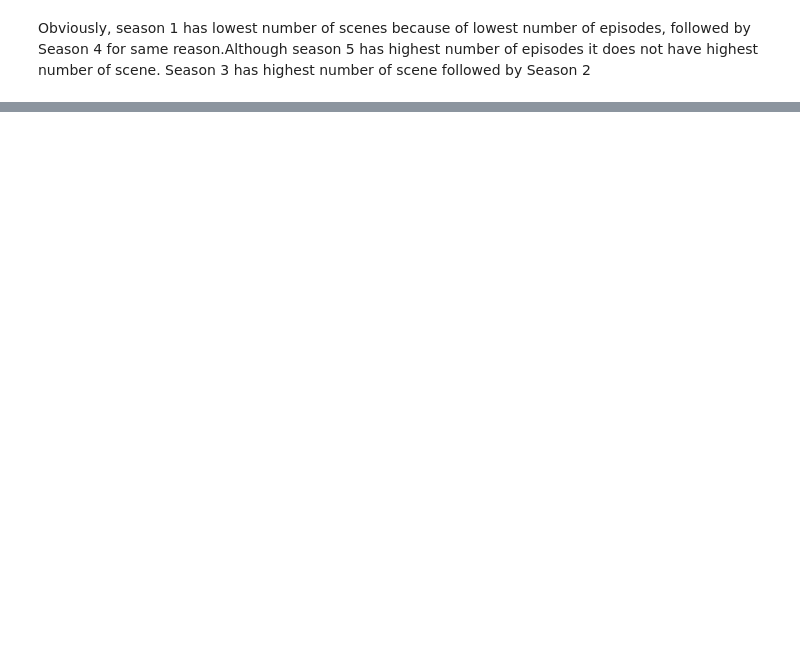
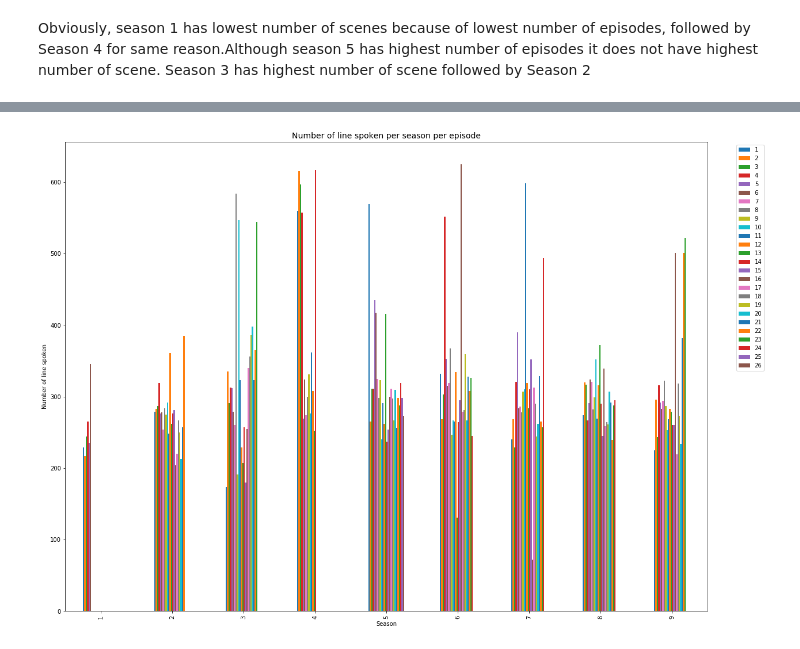
Before and after one commit to rameez471/The-Office-Dataset, a Jupyter notebook: EDA.ipynb, the cells around one changed output, grey strips where cells are left out. Drawn from its saved outputs; the diff is of its cells as text; code cells hidden in the pictures; blank space fills up the shorter version.

```diff
--- a/EDA.ipynb
+++ b/EDA.ipynb
@@ -288,0 +332,3 @@ Obviously, season 1 has lowest number of scenes because of lowest number of epis
+# %%
+df_line = df.pivot_table(index='season',columns='episode',values='line_text',aggfunc='count')
+df_line
@@ -288,0 +348,10 @@ Obviously, season 1 has lowest number of scenes because of lowest number of epis
+# %%
+df_line.plot(kind='bar',figsize=(20,15))
+plt.xlabel('Season')
+plt.ylabel('Number of line spoken')
+plt.title('Number of line spoken per season per episode', fontsize=14)
+plt.legend(bbox_to_anchor=(1.04,1),loc='upper left')
+plt.savefig('./dataset/Number of line spoken per season per episode.png')
+plt.show()
+# %% [output]
+[figure, added]
```
Also changed, not shown: parts of 26 cells of this notebook.
